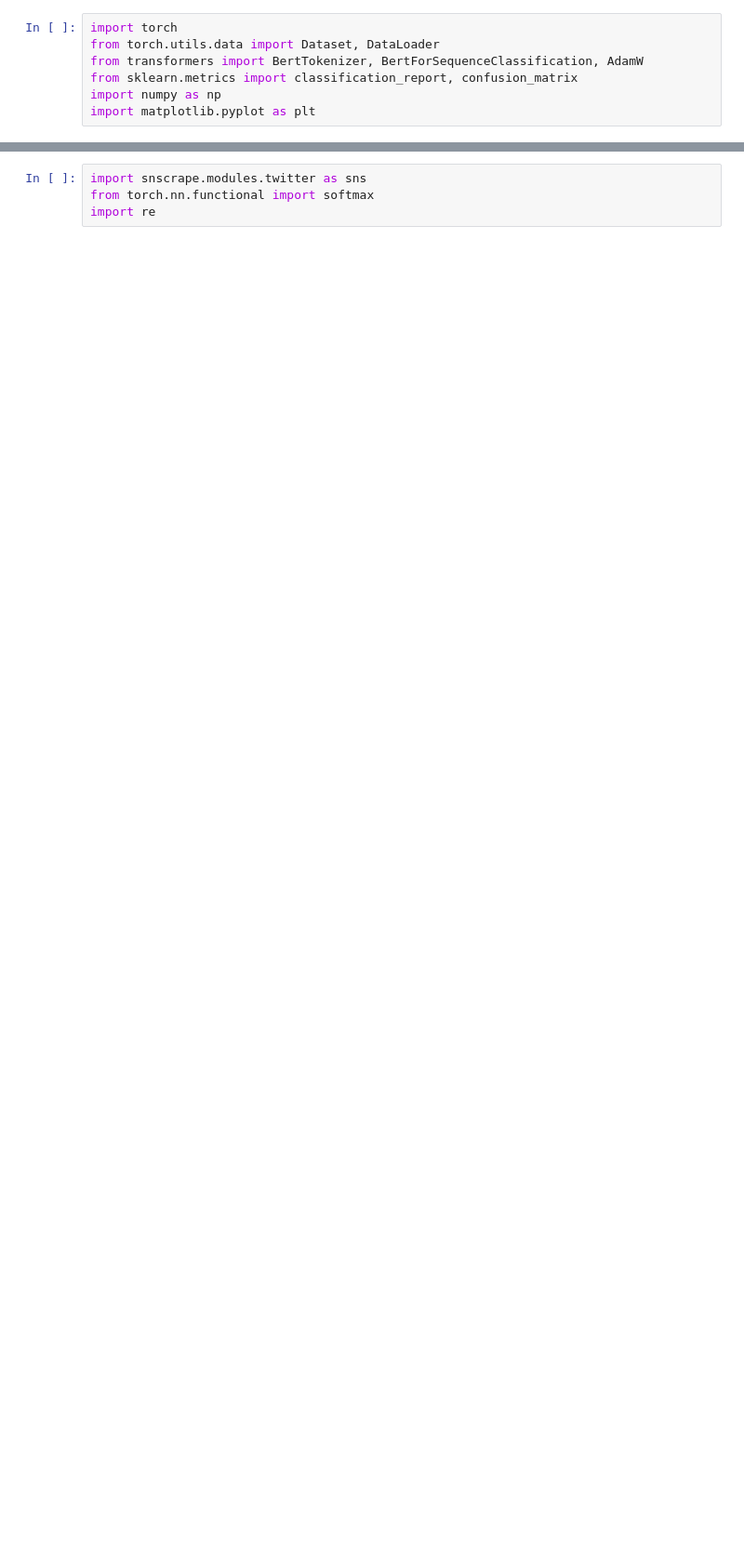
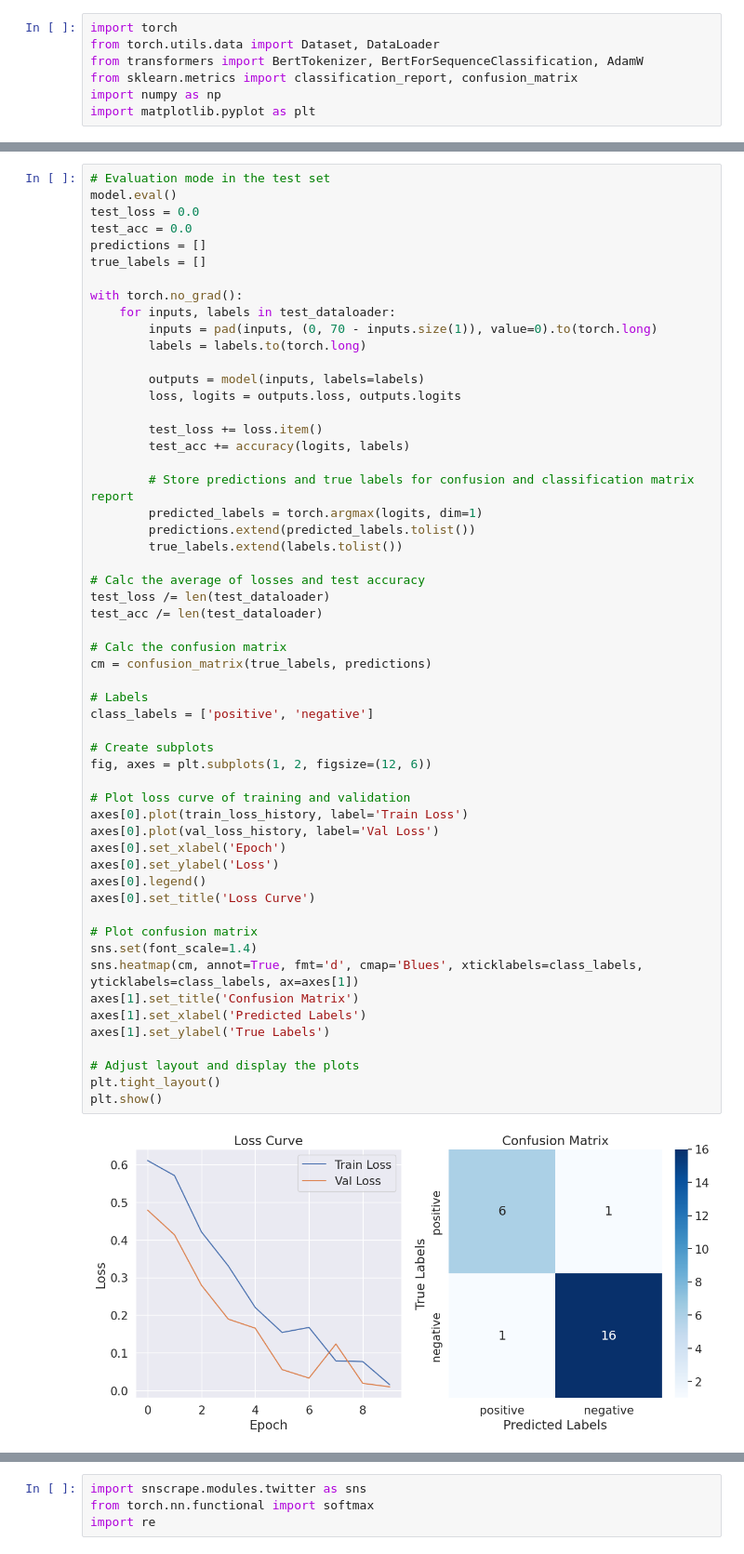
Before and after one commit to GiovaneIwamoto/twitter-sentiment, a Jupyter notebook: code.ipynb, the cells around one changed output, grey strips where cells are left out. Shown at 93% size. Saved outputs shown, nothing was run; the diff lists cells and outputs as text; blank space fills up the shorter version.

```diff
--- a/code.ipynb
+++ b/code.ipynb
@@ -356,0 +334,57 @@ weighted avg       0.90      0.83      0.84        12
+# %%
+# Evaluation mode in the test set
+model.eval()
+test_loss = 0.0
+test_acc = 0.0
+predictions = []
+true_labels = []
+
+with torch.no_grad():
+    for inputs, labels in test_dataloader:
+        inputs = pad(inputs, (0, 70 - inputs.size(1)), value=0).to(torch.long)
+        labels = labels.to(torch.long)
+
+        outputs = model(inputs, labels=labels)
+        loss, logits = outputs.loss, outputs.logits
+
+        test_loss += loss.item()
+        test_acc += accuracy(logits, labels)
+
+        # Store predictions and true labels for confusion and classification matrix report
+        predicted_labels = torch.argmax(logits, dim=1)
+        predictions.extend(predicted_labels.tolist())
+        true_labels.extend(labels.tolist())
+
+# Calc the average of losses and test accuracy
+test_loss /= len(test_dataloader)
+test_acc /= len(test_dataloader)
+
+# Calc the confusion matrix
+cm = confusion_matrix(true_labels, predictions)
+
+# Labels
+class_labels = ['positive', 'negative']
+
+# Create subplots
+fig, axes = plt.subplots(1, 2, figsize=(12, 6))
+
+# Plot loss curve of training and validation
+axes[0].plot(train_loss_history, label='Train Loss')
+axes[0].plot(val_loss_history, label='Val Loss')
+axes[0].set_xlabel('Epoch')
+axes[0].set_ylabel('Loss')
+axes[0].legend()
+axes[0].set_title('Loss Curve')
+
+# Plot confusion matrix
+sns.set(font_scale=1.4)
+sns.heatmap(cm, annot=True, fmt='d', cmap='Blues', xticklabels=class_labels, yticklabels=class_labels, ax=axes[1])
+axes[1].set_title('Confusion Matrix')
+axes[1].set_xlabel('Predicted Labels')
+axes[1].set_ylabel('True Labels')
+
+# Adjust layout and display the plots
+plt.tight_layout()
+plt.show()
+# %% [output]
+[figure, added]
```
Also changed, not shown: parts of 34 cells of this notebook, 1 other file.
